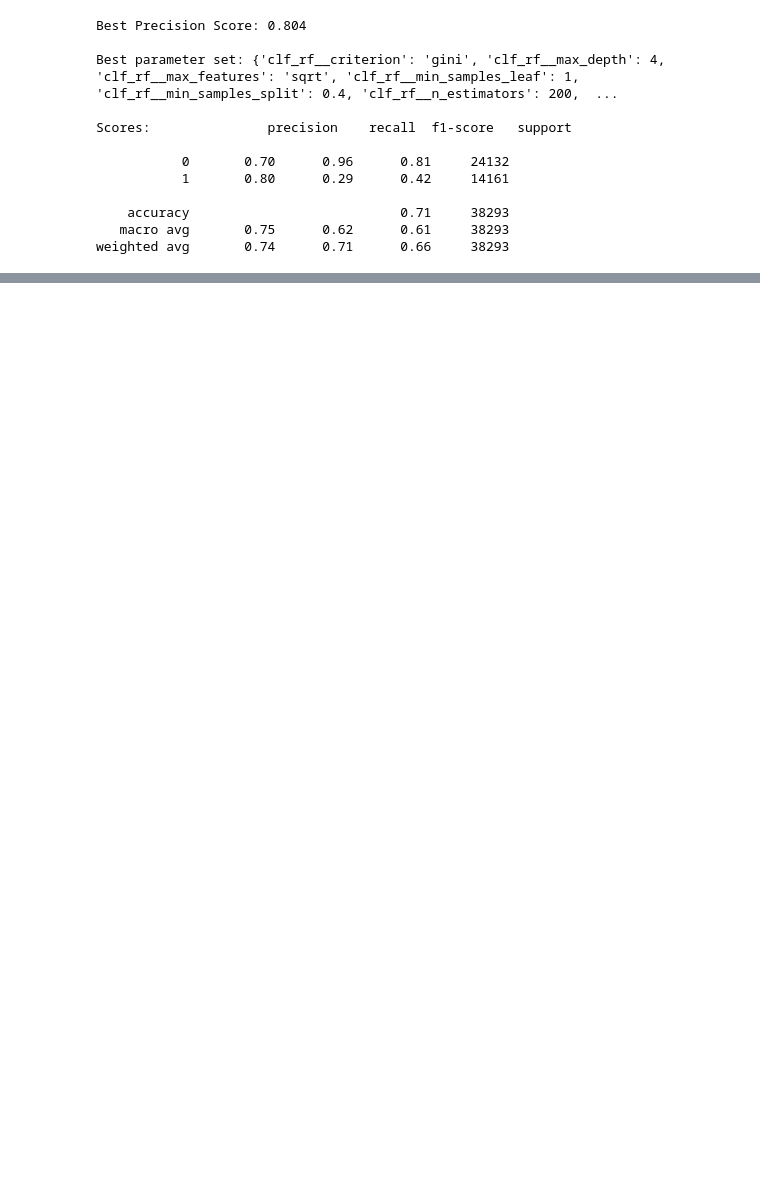
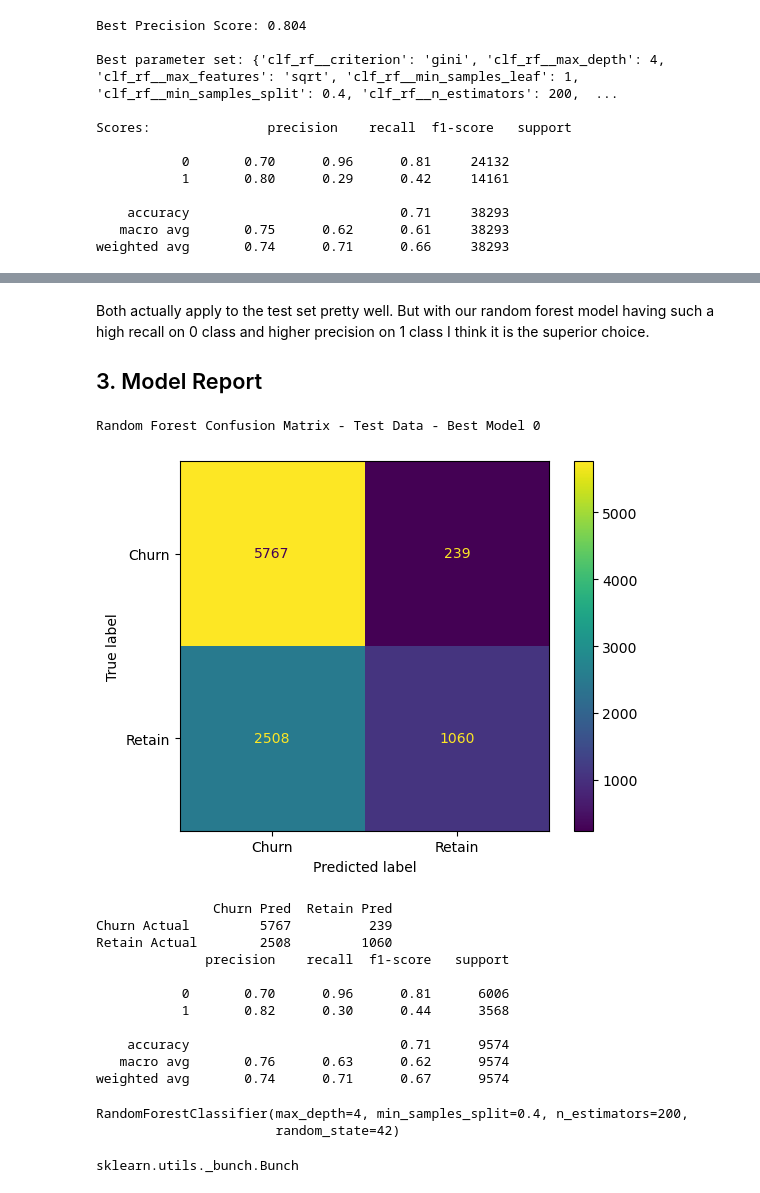
Before and after one commit to BrettlyCD/da_challenge, a Jupyter notebook: notebooks/3_predictive_modeling.ipynb, the cells around one changed output, grey strips where cells are left out. Cells and saved outputs as stored; diff of their text form; code cells hidden in the pictures; blank space fills up the shorter version.

Commit message:
Map out final model and feature importance.

```diff
--- a/notebooks/3_predictive_modeling.ipynb
+++ b/notebooks/3_predictive_modeling.ipynb
@@ -641,9 +656,9 @@ pipe_rf = Pipeline(
 #establish params to test
 grid_params_rf = [{'clf_rf__criterion': ['gini', 'entropy'], # measures split quality
                    'clf_rf__n_estimators': [50, 100, 200], # number trees to grow
-                   'clf_rf__max_features': ['sqrt','log'], # features considered at splits
+                   'clf_rf__max_features': ['sqrt'], # features considered at splits
                    'clf_rf__max_depth': [4, 6, 8, 10],  # max nodes in each tree
-                   'clf_rf__min_samples_leaf': [1, 5, 10], # samples required in each leaf
+                   'clf_rf__min_samples_leaf': [1, 5], # samples required in each leaf
                    'clf_rf__min_samples_split': [0.1, 0.2, 0.3, 0.4], # percentage required to split node
                    'clf_rf__random_state': [42]
                     }]
@@ -708,0 +731,15 @@ weighted avg       0.74      0.71      0.66     38293
+# %%
+# plot confusion matrix for classifier object
+def display_class_report(y_true, y_hat):
+    """Prints classification report for a classifier model predictions.
+
+    Parameters:
+    - y_true (pd.Series): true north y values (actual churn values)
+    - y_hat (array): model predictions for y
+
+    Returns: none
+    """
+    print(pd.DataFrame(confusion_matrix(y_true, y_hat),
+                       columns=['Churn Pred', 'Retain Pred'],
+                       index=['Churn Actual', 'Retain Actual']))
+    print(classification_report(y_true, y_hat))
@@ -708,0 +815,15 @@ weighted avg       0.74      0.71      0.66     38293
+# %%
+#Compare best estimators for train vs. test
+print('Train Performance - Random Forest\n---------------------------------')
+y_pred_train_rf = cv_rf.predict(X_train_rf)
+scores_train_rf = score_pred('rf', 'train', y_train_rf, y_pred_train_rf)
+
+print('\nTest Performance - Random Forest\n--------------------------------')
+y_pred_test_rf = cv_rf.predict(X_test)
+scores_test_rf = score_pred('rf', 'test', y_test, y_pred_test_rf)
+
+print('\nTrain Classification Report\n--------------------------------')
+print(f'Scores: {classification_report(y_train_rf, y_pred_train_rf)}')
+
+print('\nTest Classification Report\n--------------------------------')
+print(f'Scores: {classification_report(y_test, y_pred_test_rf)}')
@@ -708,0 +848,40 @@ weighted avg       0.74      0.71      0.66     38293
+# %% [markdown]
+Both actually apply to the test set pretty well. But with our random forest model having such a high recall on 0 class and higher precision on 1 class I think it is the superior choice.
+
+## 3. Model Report
+# %%
+# print confusion matrix for best Logistic Regression model on test data
+best_model_rf = cv_rf.best_estimator_._final_estimator
+print(f'Random Forest Confusion Matrix - Test Data - Best Model {cv_rf.best_index_}')
+cm = confusion_matrix(y_test, y_pred_test_rf, labels=[0,1])
+disp = ConfusionMatrixDisplay(confusion_matrix=cm, display_labels=['Churn', 'Retain'])
+disp.plot()
+plt.show()
+
+display_class_report(y_test, y_pred_test_rf)
+# %% [output]
+Random Forest Confusion Matrix - Test Data - Best Model 0
+[figure, added]
+               Churn Pred  Retain Pred
+Churn Actual         5767          239
+Retain Actual        2508         1060
+              precision    recall  f1-score   support
+
+           0       0.70      0.96      0.81      6006
+           1       0.82      0.30      0.44      3568
+
+    accuracy                           0.71      9574
+   macro avg       0.76      0.63      0.62      9574
+weighted avg       0.74      0.71      0.67      9574
+# %%
+best_model_rf
+# %% [output]
+RandomForestClassifier(max_depth=4, min_samples_split=0.4, n_estimators=200,
+                       random_state=42)
+# %%
+best_pipeline = cv_rf.best_estimator_
+
+# Extract the random forest model from the pipeline
+type(best_pipeline.named_steps)
+# %% [output]
+sklearn.utils._bunch.Bunch
```
Also changed, not shown: parts of 13 cells of this notebook.
